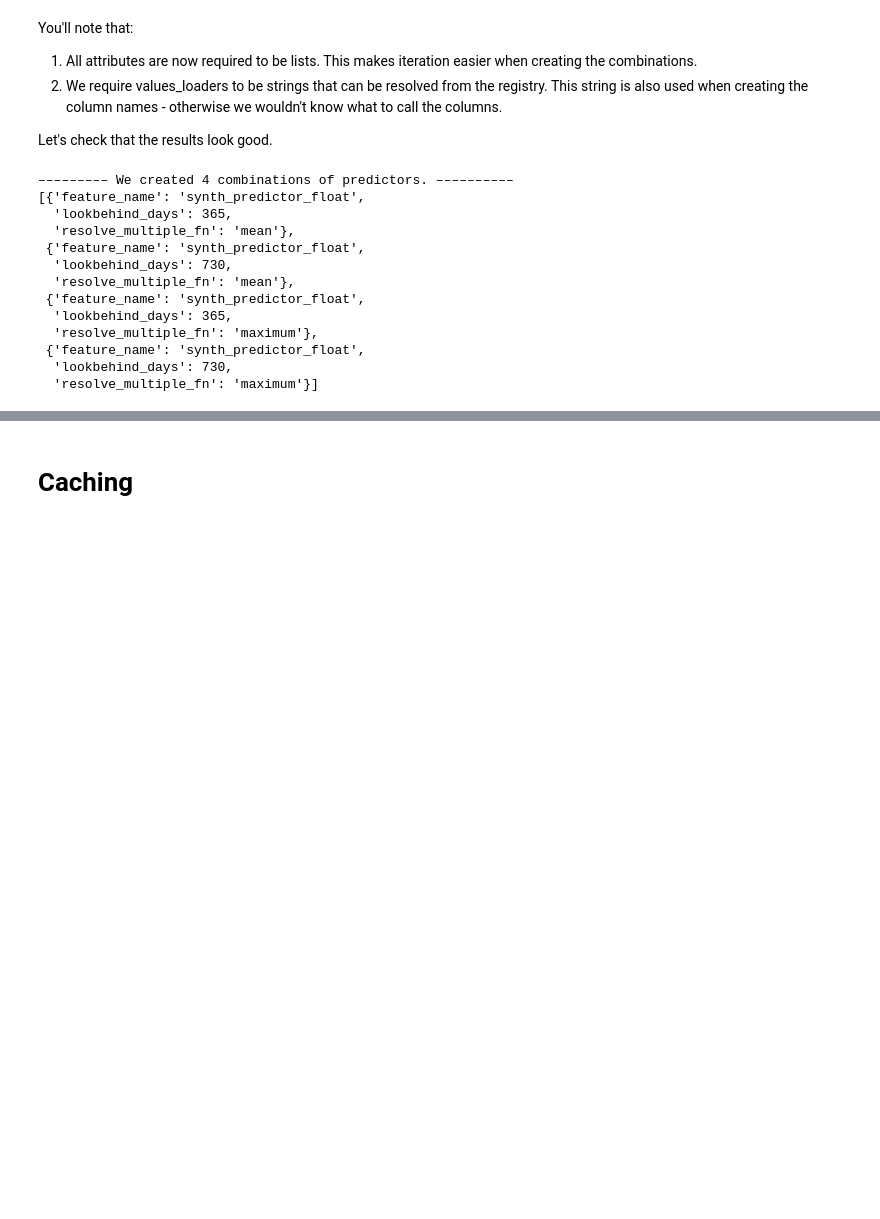
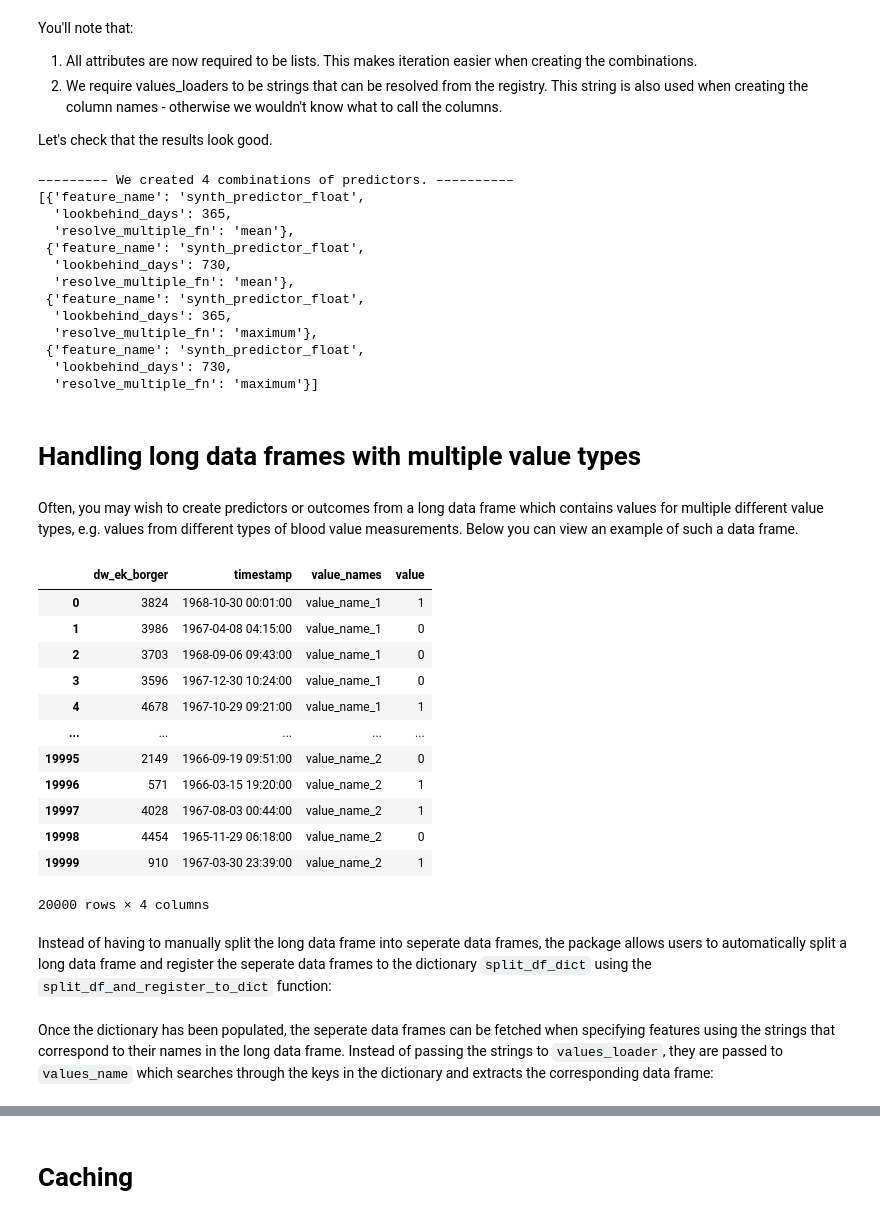
Before and after one commit to Aarhus-Psychiatry-Research/timeseriesflattener, a Jupyter notebook: tutorials/02_advanced.ipynb, the cells around one changed output, grey strips where cells are left out. Drawn from its saved outputs; the diff is of its cells as text; code cells hidden in the pictures; blank space fills up the shorter version.

Commit message:
docs: update advanced tutorial with df dict func Fixes #51

```diff
--- a/tutorials/02_advanced.ipynb
+++ b/tutorials/02_advanced.ipynb
@@ -121,3 +121,7 @@ pprint(pred_spec_batch_summary)
  {'feature_name': 'synth_predictor_float',
   'lookbehind_days': 730,
   'resolve_multiple_fn': 'maximum'}]
+# %% [markdown]
+# Handling long data frames with multiple value types
+# %% [markdown]
+Often, you may wish to create predictors or outcomes from a long data frame which contains values for multiple different value types, e.g. values from different types of blood value measurements. Below you can view an example of such a data frame.
@@ -123,0 +131,19 @@ pprint(pred_spec_batch_summary)
+# %%
+long_df = create_long_df()
+long_df
+# %% [output]
+|  | dw_ek_borger | timestamp | value_names | value |
+| 0 | 3824 | 1968-10-30 00:01:00 | value_name_1 | 1 |
+| 1 | 3986 | 1967-04-08 04:15:00 | value_name_1 | 0 |
+| 2 | 3703 | 1968-09-06 09:43:00 | value_name_1 | 0 |
+| 3 | 3596 | 1967-12-30 10:24:00 | value_name_1 | 0 |
+| 4 | 4678 | 1967-10-29 09:21:00 | value_name_1 | 1 |
+| ... | ... | ... | ... | ... |
+| 19995 | 2149 | 1966-09-19 09:51:00 | value_name_2 | 0 |
+| 19996 | 571 | 1966-03-15 19:20:00 | value_name_2 | 1 |
+| 19997 | 4028 | 1967-08-03 00:44:00 | value_name_2 | 1 |
+| 19998 | 4454 | 1965-11-29 06:18:00 | value_name_2 | 0 |
+| 19999 | 910 | 1967-03-30 23:39:00 | value_name_2 | 1 |
+20000 rows × 4 columns
+# %% [markdown]
+ Instead of having to manually split the long data frame into seperate data frames, the package allows users to automatically split a long data frame and register the seperate data frames to the dictionary `split_df_dict` using the `split_df_and_register_to_dict` function:
@@ -123,0 +152,2 @@ pprint(pred_spec_batch_summary)
+# %% [markdown]
+Once the dictionary has been populated, the seperate data frames can be fetched when specifying features using the strings that correspond to their names in the long data frame. Instead of passing the strings to `values_loader`, they are passed to `values_name` which searches through the keys in the dictionary and extracts the corresponding data frame:
```
Also changed, not shown: parts of 7 cells of this notebook.
